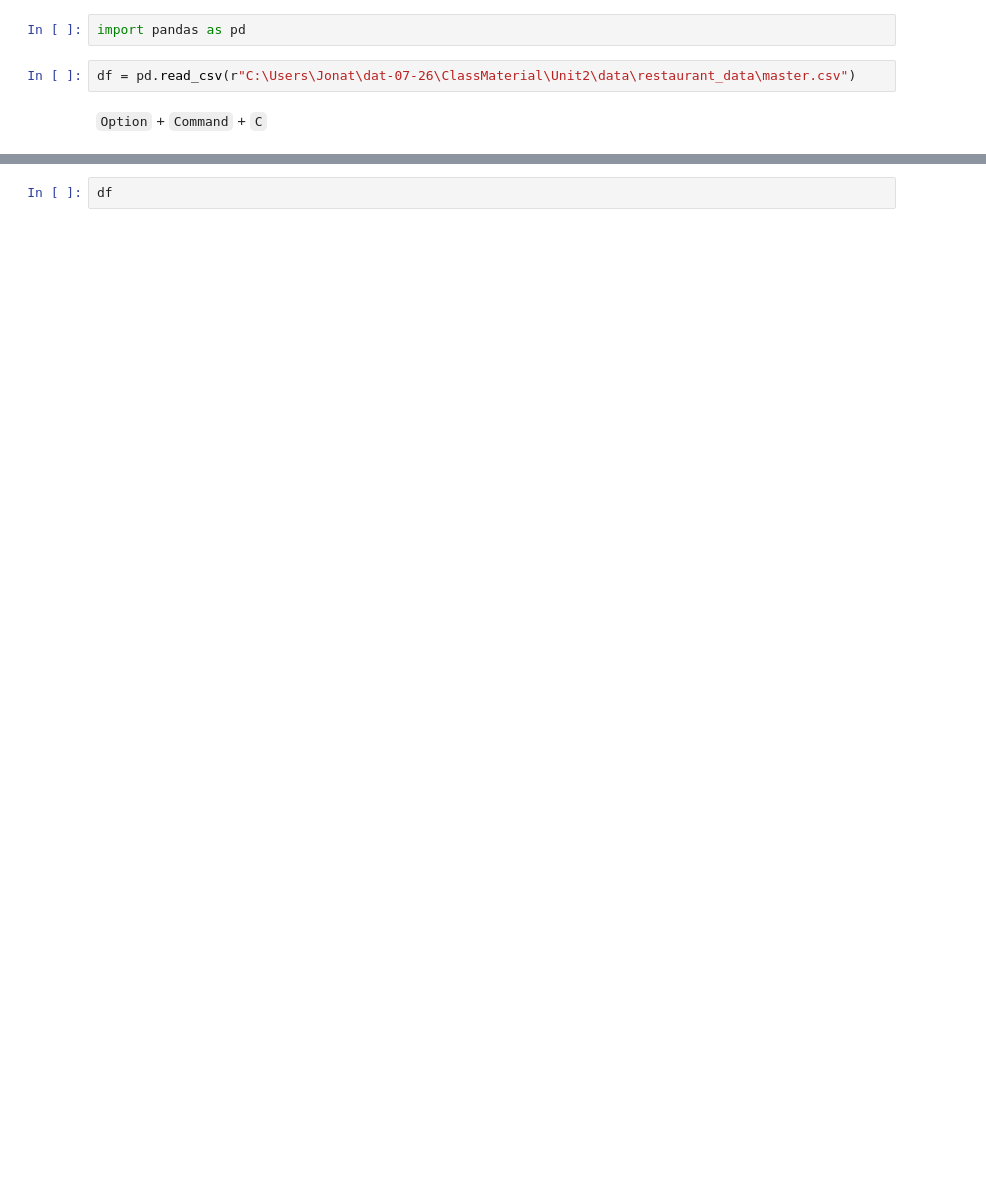
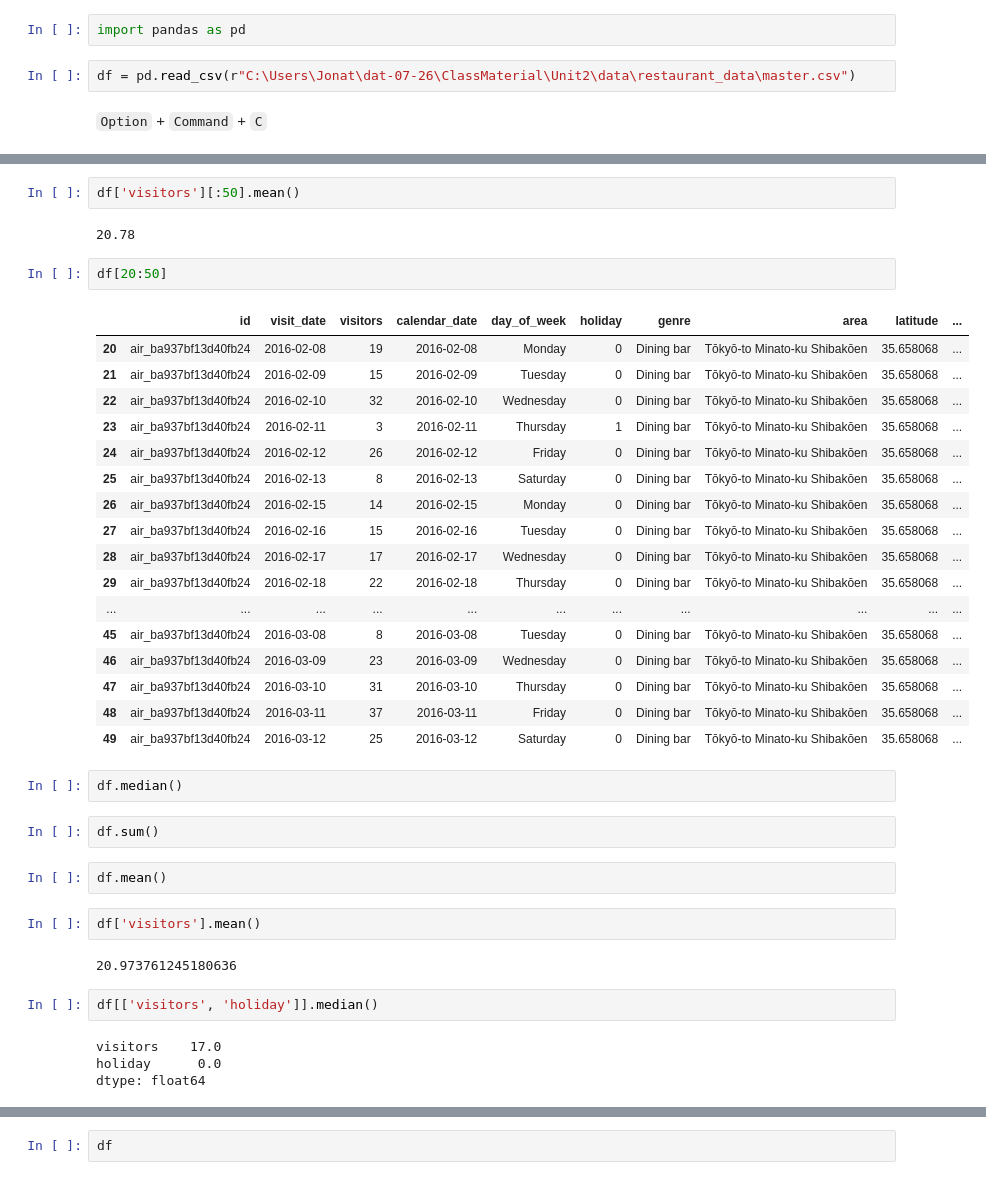
Before and after one commit to fawad07/dat-07-26, a Jupyter notebook: ClassMaterial/Unit2/class5/Class 5 Notebook.ipynb, the cells around one changed output, grey strips where cells are left out. Saved outputs shown, nothing was run; the diff lists cells and outputs as text; blank space fills up the shorter version.

```diff
--- a/ClassMaterial/Unit2/class5/Class 5 Notebook.ipynb
+++ b/ClassMaterial/Unit2/class5/Class 5 Notebook.ipynb
@@ -38,0 +116,40 @@ df = pd.read_csv(r"C:\Users\Jonat\dat-07-26\ClassMaterial\Unit2\data\restaurant_
+# %%
+df['visitors'][:50].mean()
+# %% [output]
+20.78
+# %%
+df[20:50]
+# %% [output]
+|  | id | visit_date | visitors | calendar_date | day_of_week | holiday | genre | area | latitude | ... |
+| 20 | air_ba937bf13d40fb24 | 2016-02-08 | 19 | 2016-02-08 | Monday | 0 | Dining bar | Tōkyō-to Minato-ku Shibakōen | 35.658068 | ... |
+| 21 | air_ba937bf13d40fb24 | 2016-02-09 | 15 | 2016-02-09 | Tuesday | 0 | Dining bar | Tōkyō-to Minato-ku Shibakōen | 35.658068 | ... |
+| 22 | air_ba937bf13d40fb24 | 2016-02-10 | 32 | 2016-02-10 | Wednesday | 0 | Dining bar | Tōkyō-to Minato-ku Shibakōen | 35.658068 | ... |
+| 23 | air_ba937bf13d40fb24 | 2016-02-11 | 3 | 2016-02-11 | Thursday | 1 | Dining bar | Tōkyō-to Minato-ku Shibakōen | 35.658068 | ... |
+| 24 | air_ba937bf13d40fb24 | 2016-02-12 | 26 | 2016-02-12 | Friday | 0 | Dining bar | Tōkyō-to Minato-ku Shibakōen | 35.658068 | ... |
+| 25 | air_ba937bf13d40fb24 | 2016-02-13 | 8 | 2016-02-13 | Saturday | 0 | Dining bar | Tōkyō-to Minato-ku Shibakōen | 35.658068 | ... |
+| 26 | air_ba937bf13d40fb24 | 2016-02-15 | 14 | 2016-02-15 | Monday | 0 | Dining bar | Tōkyō-to Minato-ku Shibakōen | 35.658068 | ... |
+| 27 | air_ba937bf13d40fb24 | 2016-02-16 | 15 | 2016-02-16 | Tuesday | 0 | Dining bar | Tōkyō-to Minato-ku Shibakōen | 35.658068 | ... |
+| 28 | air_ba937bf13d40fb24 | 2016-02-17 | 17 | 2016-02-17 | Wednesday | 0 | Dining bar | Tōkyō-to Minato-ku Shibakōen | 35.658068 | ... |
+| 29 | air_ba937bf13d40fb24 | 2016-02-18 | 22 | 2016-02-18 | Thursday | 0 | Dining bar | Tōkyō-to Minato-ku Shibakōen | 35.658068 | ... |
+| ... | ... | ... | ... | ... | ... | ... | ... | ... | ... | ... |
+| 45 | air_ba937bf13d40fb24 | 2016-03-08 | 8 | 2016-03-08 | Tuesday | 0 | Dining bar | Tōkyō-to Minato-ku Shibakōen | 35.658068 | ... |
+| 46 | air_ba937bf13d40fb24 | 2016-03-09 | 23 | 2016-03-09 | Wednesday | 0 | Dining bar | Tōkyō-to Minato-ku Shibakōen | 35.658068 | ... |
+| 47 | air_ba937bf13d40fb24 | 2016-03-10 | 31 | 2016-03-10 | Thursday | 0 | Dining bar | Tōkyō-to Minato-ku Shibakōen | 35.658068 | ... |
+| 48 | air_ba937bf13d40fb24 | 2016-03-11 | 37 | 2016-03-11 | Friday | 0 | Dining bar | Tōkyō-to Minato-ku Shibakōen | 35.658068 | ... |
+| 49 | air_ba937bf13d40fb24 | 2016-03-12 | 25 | 2016-03-12 | Saturday | 0 | Dining bar | Tōkyō-to Minato-ku Shibakōen | 35.658068 | ... |
+# %%
+df.median()
+# %%
+df.sum()
+# %%
+df.mean()
+# %%
+df['visitors'].mean()
+# %% [output]
+20.973761245180636
+# %%
+df[['visitors', 'holiday']].median()
+# %% [output]
+visitors    17.0
+holiday      0.0
+dtype: float64
```
Also changed, not shown: parts of 28 cells of this notebook, 1 other file.
